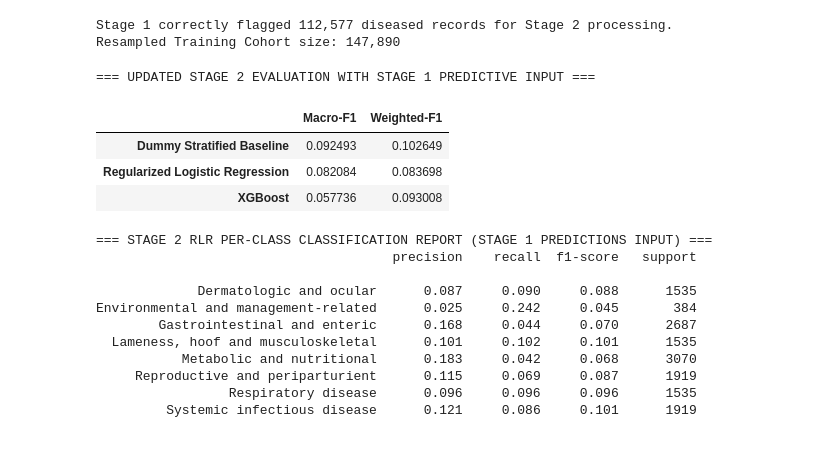
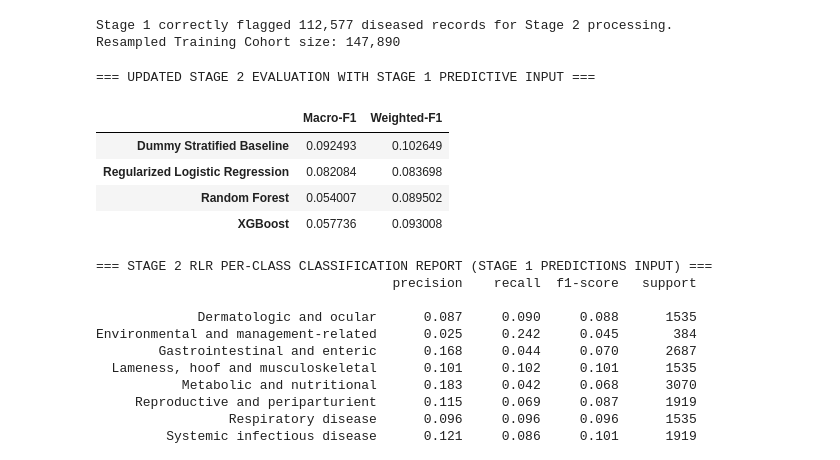
Before and after one commit to bazb-hub/BB_AAI698O, a Jupyter notebook: BAZB-AAI698O-Project_cattle_disease_detection_2stage_model_v2.ipynb, the cells around one changed output. Drawn from its saved outputs; the diff is of its cells as text; code cells hidden in the pictures.

Commit message:
Created using Colab - V2 [STAGE 2 Updated from Stage 1 Labeled Disease Records]

```diff
--- a/BAZB-AAI698O-Project_cattle_disease_detection_2stage_model_v2.ipynb
+++ b/BAZB-AAI698O-Project_cattle_disease_detection_2stage_model_v2.ipynb
@@ -661,32 +661,36 @@ print(f"Resampled Training Cohort size: {X_tr_s2_res.shape[0]:,}")
 Stage 1 correctly flagged 112,577 diseased records for Stage 2 processing.
 Resampled Training Cohort size: 147,890
 # %%
-# 4. Train Baseline (Dummy Stratified Classifier) and Stage 2 models on this updated data
+from sklearn.ensemble import RandomForestClassifier
+
+# 4. Train Baseline (Dummy Stratified Classifier) and Stage 2 models (including Random Forest) on this updated data
 updated_models_s2 = {
     'Dummy Stratified Baseline': DummyClassifier(strategy='stratified', random_state=42),
     'Regularized Logistic Regression': LogisticRegression(C=1.0, max_iter=200, random_state=42),
+    'Random Forest': RandomForestClassifier(n_estimators=50, max_depth=12, n_jobs=-1, random_state=42),
     'XGBoost': XGBClassifier(n_estimators=100, max_depth=6, learning_rate=0.1, n_jobs=-1, random_state=42, eval_metric='mlogloss')
 }
 
 updated_results_s2 = {}
 for name, model in updated_models_s2.items():
     model.fit(X_tr_s2_res, y_tr_s2_res)
     y_pred = model.predict(X_te_s2)
     updated_results_s2[name] = {
         'Macro-F1': f1_score(y_te_s2, y_pred, average='macro'),
         'Weighted-F1': f1_score(y_te_s2, y_pred, average='weighted'),
         'y_pred': y_pred
     }
 
 # Display summary comparison table
 df_updated_res = pd.DataFrame(updated_results_s2).T[['Macro-F1', 'Weighted-F1']]
 print("=== UPDATED STAGE 2 EVALUATION WITH STAGE 1 PREDICTIVE INPUT ===")
 display(df_updated_res.round(4))
 # %% [output]
 === UPDATED STAGE 2 EVALUATION WITH STAGE 1 PREDICTIVE INPUT ===
 |  | Macro-F1 | Weighted-F1 |
 | Dummy Stratified Baseline | 0.092493 | 0.102649 |
 | Regularized Logistic Regression | 0.082084 | 0.083698 |
+| Random Forest | 0.054007 | 0.089502 |
 | XGBoost | 0.057736 | 0.093008 |
 # %%
 # 5. Detailed Classification Report for the updated Stage 2 Logistic Regression Model
```
Also changed, not shown: parts of 1 cell of this notebook.
